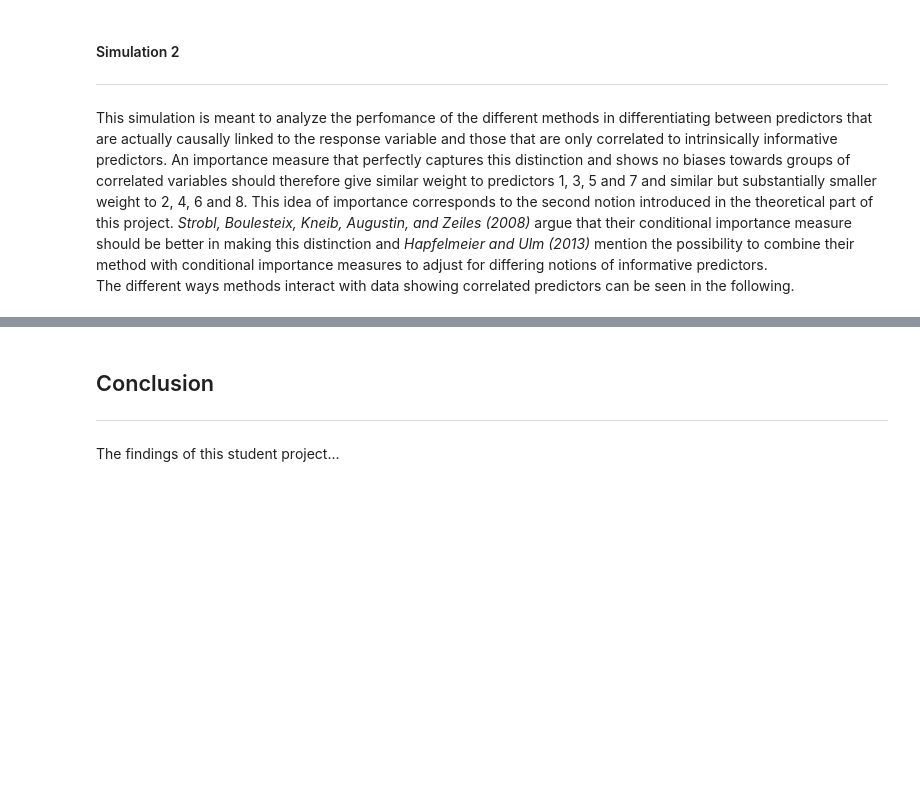
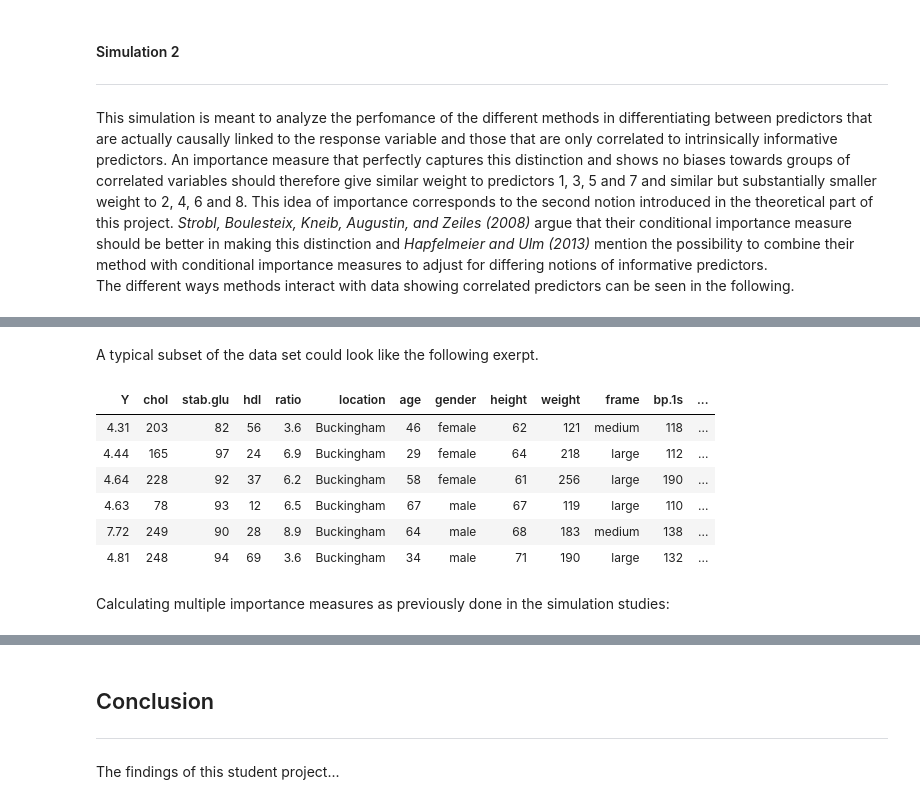
Before and after one commit to JakobJuergens/Random_Forest_VarImp, a Jupyter notebook: Project_Main.ipynb, the cells around one changed output, grey strips where cells are left out. Drawn from its saved outputs; the diff is of its cells as text; code cells hidden in the pictures; blank space fills up the shorter version.

Commit message:
Application_1

```diff
--- a/Project_Main.ipynb
+++ b/Project_Main.ipynb
@@ -1021,0 +1022,23 @@ head(riboflavin)
+# %%
+diabetes <-  suppressMessages(read_csv("Data/Application/diabetes.csv"))  %>%
+    select(-c("id", "bp.2d", "bp.2s")) %>%
+    filter_all(all_vars(!is.na(.)))
+
+diabetes[c('location', 'gender', 'frame')] <- lapply(diabetes[c('location', 'gender', 'frame')], as.factor)
+
+diabetes <- diabetes[, c(5, 1:4, 6:16)]
+names(diabetes)[1] <- 'Y'
+# %% [markdown]
+A typical subset of the data set could look like the following exerpt.
+# %%
+head(diabetes)
+# %% [output]
+| Y | chol | stab.glu | hdl | ratio | location | age | gender | height | weight | frame | bp.1s | ... |
+| 4.31 | 203 | 82 | 56 | 3.6 | Buckingham | 46 | female | 62 | 121 | medium | 118 | ... |
+| 4.44 | 165 | 97 | 24 | 6.9 | Buckingham | 29 | female | 64 | 218 | large | 112 | ... |
+| 4.64 | 228 | 92 | 37 | 6.2 | Buckingham | 58 | female | 61 | 256 | large | 190 | ... |
+| 4.63 | 78 | 93 | 12 | 6.5 | Buckingham | 67 | male | 67 | 119 | large | 110 | ... |
+| 7.72 | 249 | 90 | 28 | 8.9 | Buckingham | 64 | male | 68 | 183 | medium | 138 | ... |
+| 4.81 | 248 | 94 | 69 | 3.6 | Buckingham | 34 | male | 71 | 190 | large | 132 | ... |
+# %% [markdown]
+Calculating multiple importance measures as previously done in the simulation studies:
```
Also changed, not shown: parts of 9 cells of this notebook, 19 other files.
